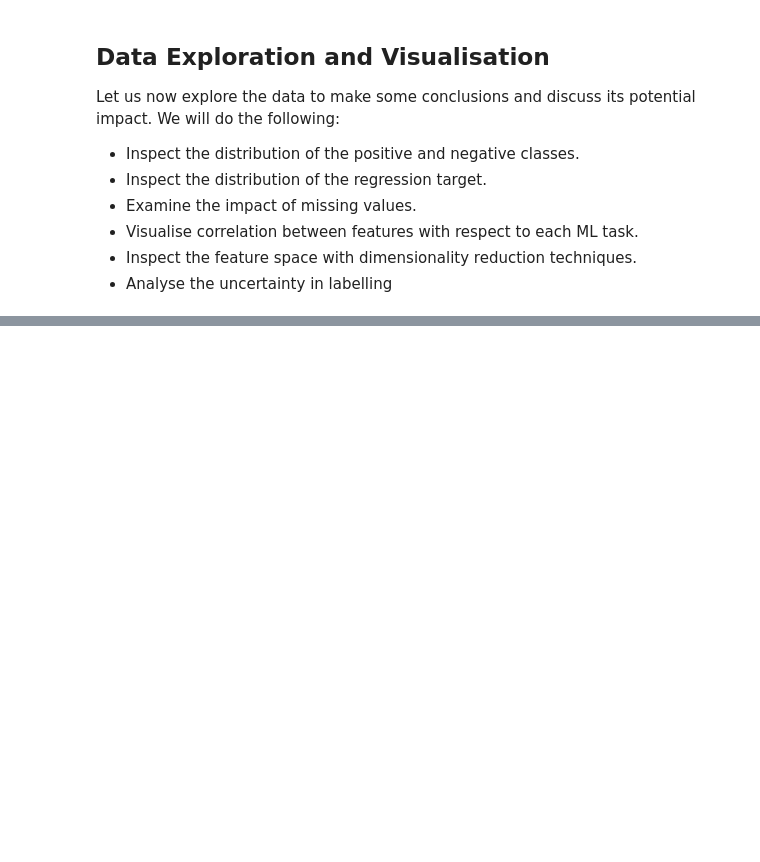
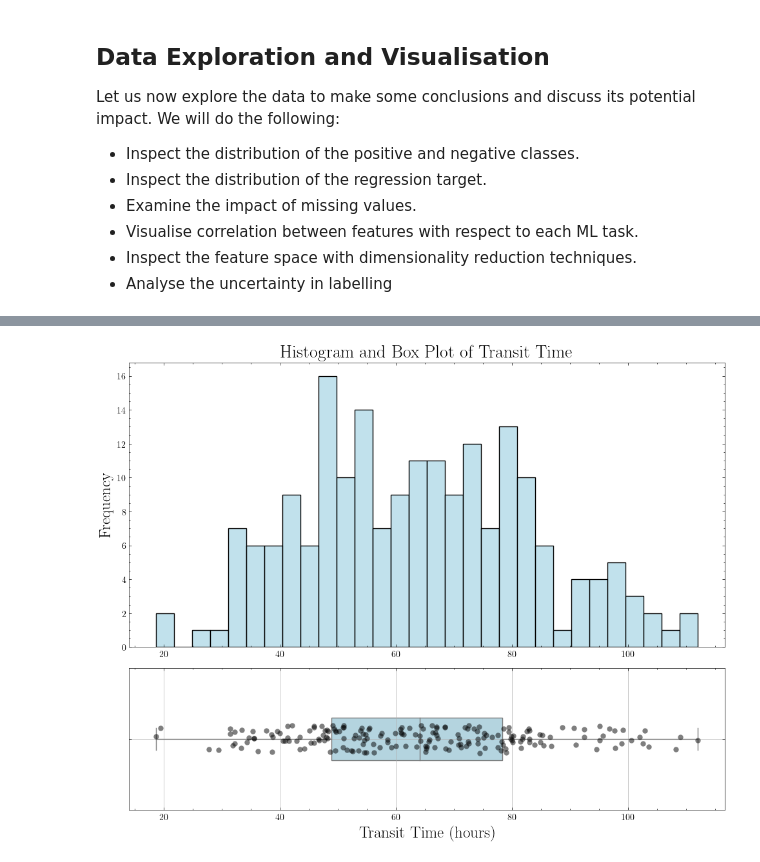
Before and after one commit to yusufmspahi/IBM-Z-Datathon-2024, a Jupyter notebook: data_preprocessing.ipynb, the cells around one changed output, grey strips where cells are left out. Saved outputs shown, nothing was run; the diff lists cells and outputs as text; code cells hidden in the pictures; blank space fills up the shorter version.

```diff
--- a/data_preprocessing.ipynb
+++ b/data_preprocessing.ipynb
@@ -273,0 +283,23 @@ plt.show()
+# %%
+# Set up the figure with two subplots, one for the histogram and one for the box plot
+fig, (ax_hist, ax_box) = plt.subplots(2, 1, figsize=(10, 8), gridspec_kw={'height_ratios': [1, 0.5]})
+
+# 1. Plot the histogram of TransitTime on the top subplot
+sns.histplot(merged_df['TransitTime'], bins=30, kde=False, ax=ax_hist, color='lightblue')
+ax_hist.set_title('Histogram and Box Plot of Transit Time', fontsize=20)
+ax_hist.set_xlabel('')
+ax_hist.set_ylabel('Frequency', fontsize=18)
+
+# 2. Plot the box plot of TransitTime horizontally on the bottom subplot
+sns.boxplot(x='TransitTime', data=merged_df, color='lightblue', ax=ax_box, width=0.3)
+sns.stripplot(x='TransitTime', data=merged_df, color='black', jitter=True, alpha=0.5, size=6, ax=ax_box)
+
+# 3. Remove the x-label from the histogram to avoid repetition
+ax_box.set_xlabel('Transit Time (hours)', fontsize=18)
+
+# Adjust layout for better spacing
+plt.grid(True)
+plt.tight_layout()
+plt.show()
+# %% [output]
+[figure, added]
```
Also changed, not shown: parts of 20 cells of this notebook.
